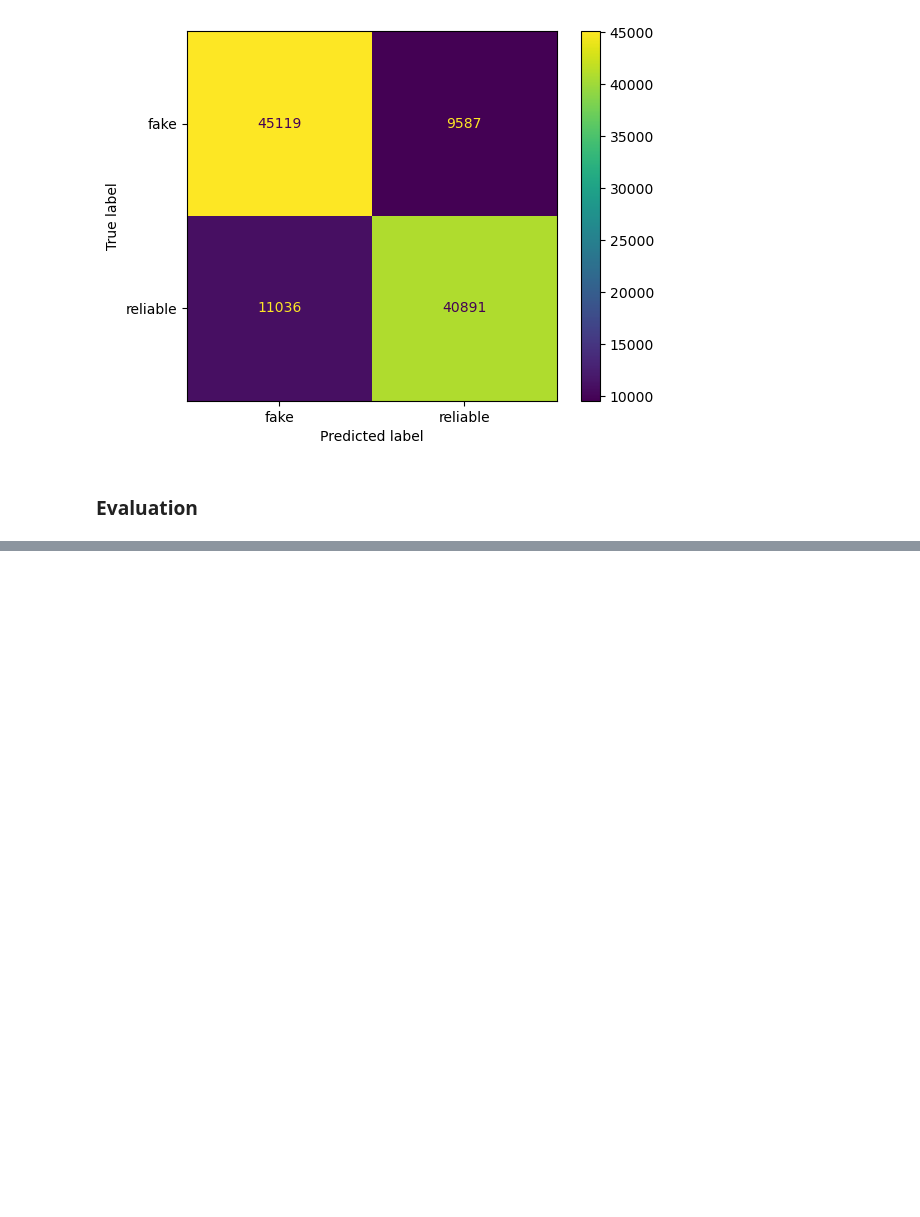
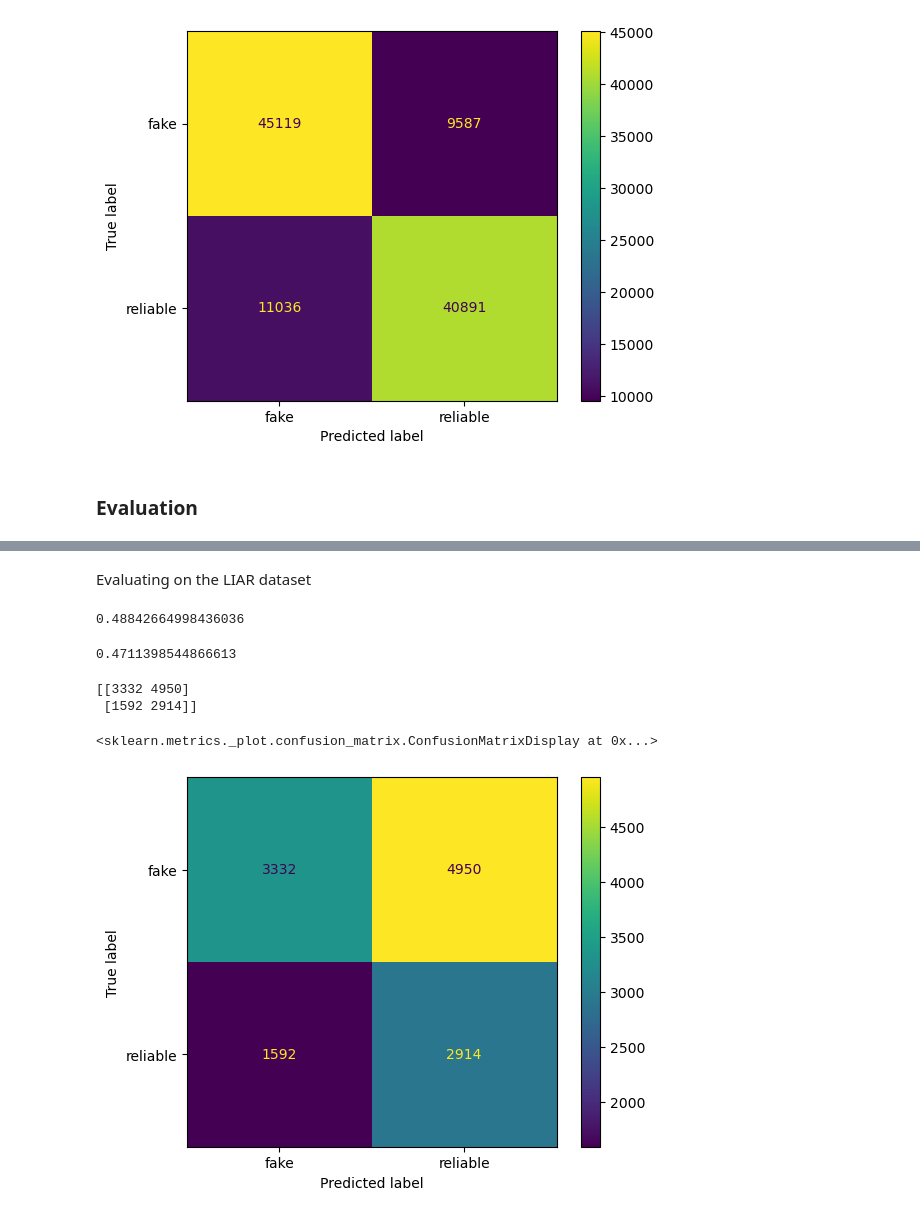
Before and after one commit to mikkel-kjaerulf/fake_news_detector, a Jupyter notebook: main.ipynb, the cells around one changed output, grey strips where cells are left out. Drawn from its saved outputs; the diff is of its cells as text; code cells hidden in the pictures; blank space fills up the shorter version.

```diff
--- a/main.ipynb
+++ b/main.ipynb
@@ -396,0 +419,2 @@ ValueError: X has 200000 features, but LogisticRegression is expecting 150000 fe
+# %%
+liar_data_logreg = vectorizer.transform(liar_data['content'])
@@ -468,0 +515,2 @@ ConfusionMatrixDisplay(confusion_matrix=cf_matrix, display_labels=nb.classes_).p
+# %% [markdown]
+Evaluating on the LIAR dataset
@@ -468,0 +519,22 @@ ConfusionMatrixDisplay(confusion_matrix=cf_matrix, display_labels=nb.classes_).p
+# %%
+pred = logreg.predict(liar_data_logreg)
+# %%
+accuracy_score(liar_data['type'], pred)
+# %% [output]
+0.48842664998436036
+# %%
+f1_score(pd.Series.to_numpy(liar_data['type']), pred, pos_label='reliable')
+# %% [output]
+0.4711398544866613
+# %%
+# generating confusion matrix
+cf_matrix = confusion_matrix(pd.Series.to_numpy(liar_data['type']), pred, labels=nb.classes_)
+print(cf_matrix)
+# plotting to a heatmap
+#sns.heatmap(cf_matrix, annot=True, fmt='g')
+ConfusionMatrixDisplay(confusion_matrix=cf_matrix, display_labels=nb.classes_).plot()
+# %% [output]
+[[3332 4950]
+ [1592 2914]]
+<sklearn.metrics._plot.confusion_matrix.ConfusionMatrixDisplay at 0x...>
+[figure, added]
```
Also changed, not shown: parts of 37 cells of this notebook, 1 other file.
